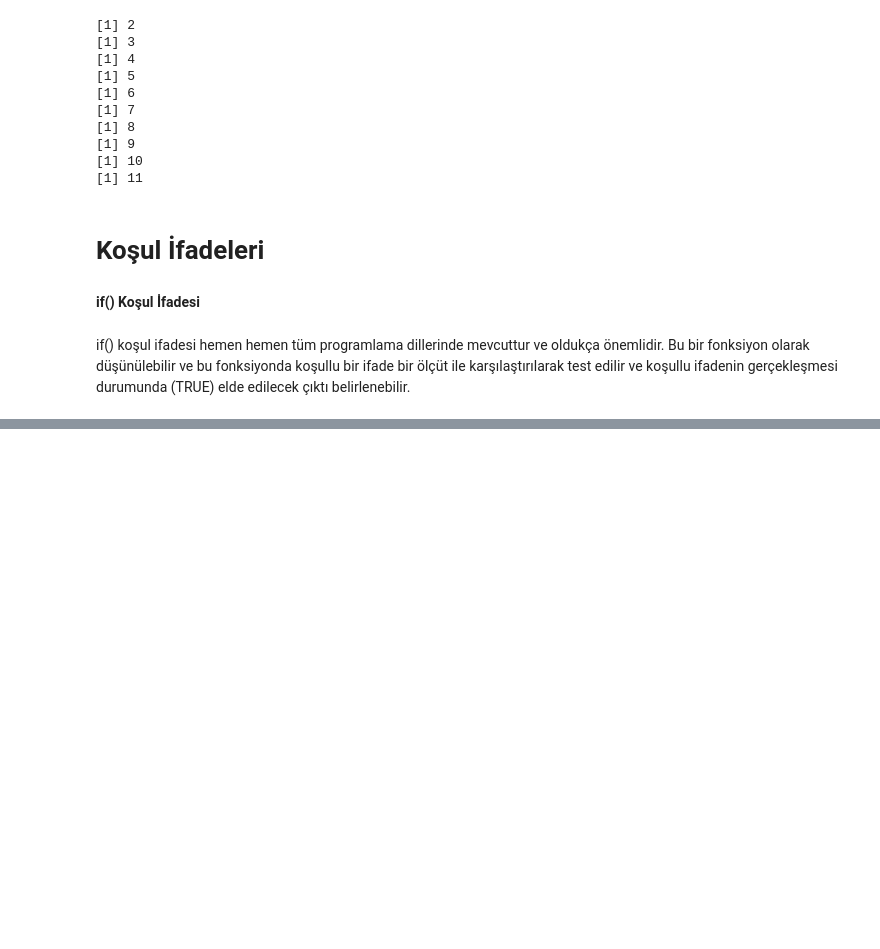
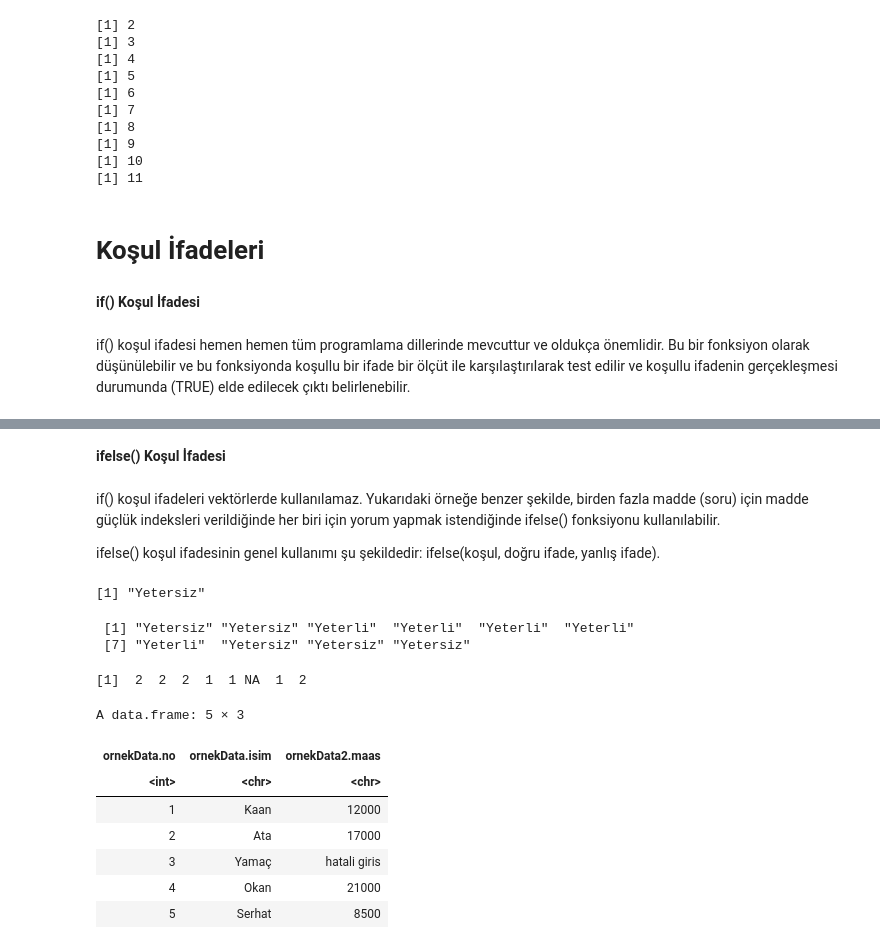
Before and after one commit to azem46/R_Colab_Handbook, a Jupyter notebook: R_Ders_9_For_While_if.ipynb, the cells around one changed output, grey strips where cells are left out. Saved outputs shown, nothing was run; the diff lists cells and outputs as text; code cells hidden in the pictures; blank space fills up the shorter version.

```diff
--- a/R_Ders_9_For_While_if.ipynb
+++ b/R_Ders_9_For_While_if.ipynb
@@ -266,0 +289,41 @@ if() koşul ifadesi hemen hemen tüm programlama dillerinde mevcuttur ve oldukç
+# %% [markdown]
+**ifelse() Koşul İfadesi**
+# %% [markdown]
+if() koşul ifadeleri vektörlerde kullanılamaz. Yukarıdaki örneğe benzer şekilde, birden fazla madde (soru) için madde güçlük indeksleri verildiğinde her biri için yorum yapmak istendiğinde ifelse() fonksiyonu kullanılabilir.
+
+ifelse() koşul ifadesinin genel kullanımı şu şekildedir: ifelse(koşul, doğru ifade, yanlış ifade).
+# %%
+deger = 173
+ifelse(deger >= 175, "Yeterli", "Yetersiz")
+# %% [output]
+[1] "Yetersiz"
+# %%
+degerler <- c(173, 170, 181, 189, 190, 191, 180, 171, 163, 166)
+ifelse(degerler >= 175, "Yeterli", "Yetersiz")
+# %% [output]
+ [1] "Yetersiz" "Yetersiz" "Yeterli"  "Yeterli"  "Yeterli"  "Yeterli"
+ [7] "Yeterli"  "Yetersiz" "Yetersiz" "Yetersiz"
+# %%
+# örneğin ifelse() ile bir veri setindeki 99 değerleri yerine NA girilebilir. Kayıp değer atamak için kullanılır.
+yeniveri = c(2, 2, 2, 1, 1, 99, 1, 2)
+yeniveri2 = ifelse(yeniveri > 2, NA, yeniveri)
+yeniveri2
+# %% [output]
+[1]  2  2  2  1  1 NA  1  2
+# %%
+ornekData = data.frame(no = c (1:5),
+                        isim = c("Kaan","Ata","Yamaç","Okan","Serhat"),
+                        maas = c(12000, 17000, 160000, 21000, 8500))
+ornekData2 = ornekData
+ornekData2$maas <- ifelse(ornekData$maas >= 50000, "hatali giris", ornekData$maas)
+ornekData3 <- data.frame(ornekData$no, ornekData$isim, ornekData2$maas)
+ornekData3
+# %% [output]
+A data.frame: 5 × 3
+| ornekData.no | ornekData.isim | ornekData2.maas |
+| <int> | <chr> | <chr> |
+| 1 | Kaan | 12000 |
+| 2 | Ata | 17000 |
+| 3 | Yamaç | hatali giris |
+| 4 | Okan | 21000 |
+| 5 | Serhat | 8500 |
```
Also changed, not shown: parts of 5 cells of this notebook.
